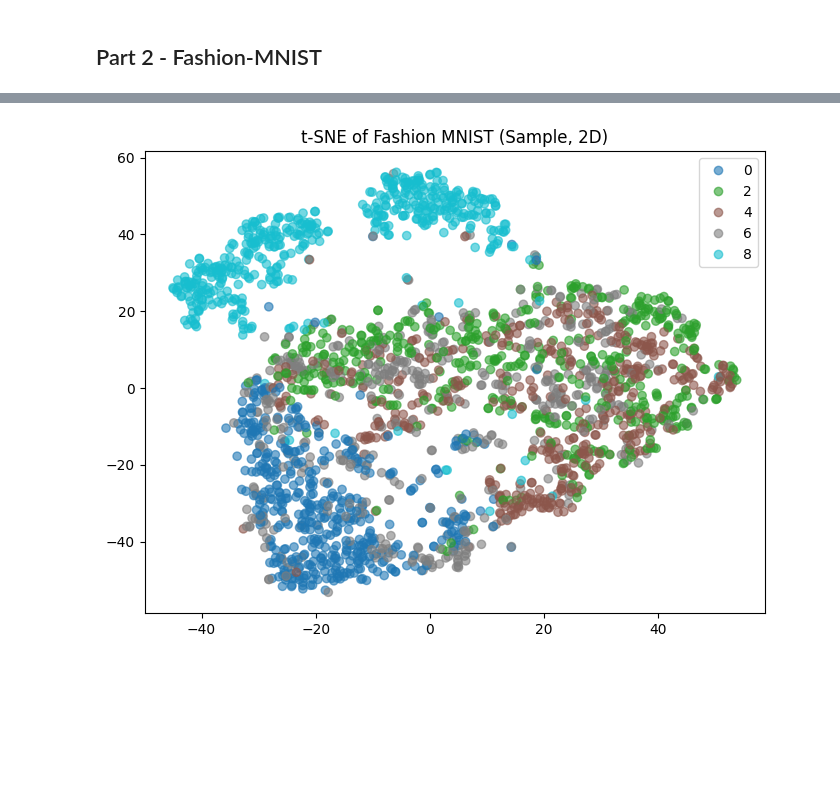
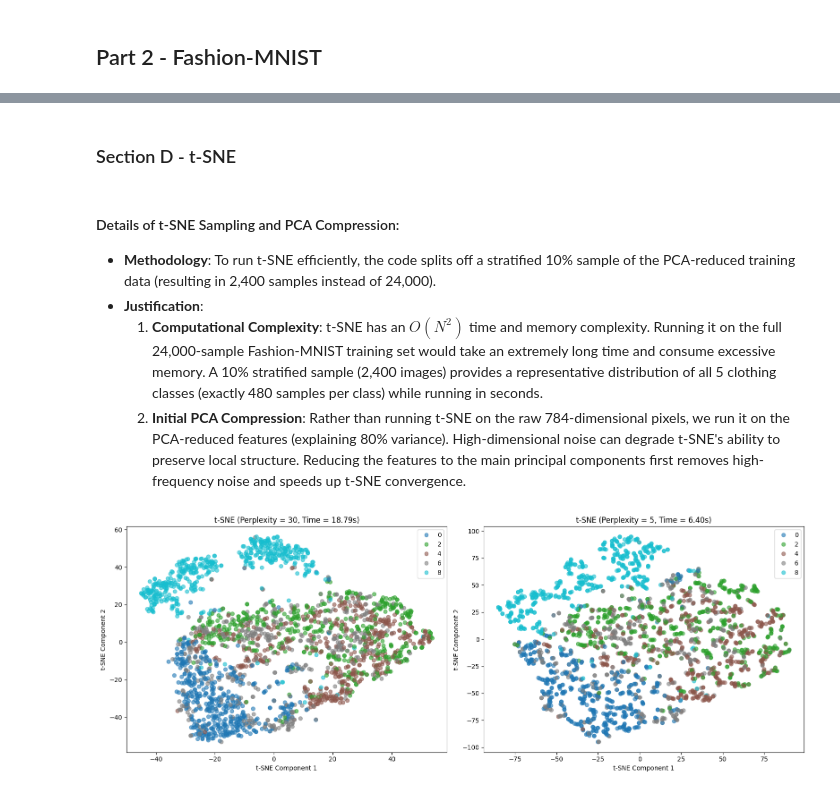
Before and after one commit to AminaOmari/ML_HW3, a Jupyter notebook: ML_HW3_212958755_212608368.ipynb, the cells around one changed output, grey strips where cells are left out. Drawn from its saved outputs; the diff is of its cells as text; code cells hidden in the pictures; blank space fills up the shorter version.

```diff
--- a/ML_HW3_212958755_212608368.ipynb
+++ b/ML_HW3_212958755_212608368.ipynb
@@ -174,13 +498,21 @@ KNN (PCA) Test Accuracy: 0.9794
 # %%
-plt.figure(figsize=(10,4))
-for i in range(10):
+# Stratified Sampling: Select exactly 2 images per class
+classes_f = np.unique(y_f_train)
+selected_indices = []
+for cls in classes_f:
+    cls_idx = np.where(y_f_train == cls)[0][:2]
+    selected_indices.extend(cls_idx)
+
+plt.figure(figsize=(12, 5))
+for i, idx in enumerate(selected_indices):
     plt.subplot(2, 5, i+1)
-    plt.imshow(X_f_train.iloc[i].values.reshape(28,28), cmap='gray')
-    plt.title(f"Label: {y_f_train.iloc[i]}")
+    plt.imshow(X_f_train.iloc[idx].values.reshape(28,28), cmap='gray')
+    plt.title(f"Class: {y_f_train.iloc[idx]}")
     plt.axis('off')
 plt.tight_layout()
 plt.show()
 
+# Average pixel intensity heatmap
 avg_pixels = X_f_train.mean(axis=0).values.reshape(28,28)
 plt.figure(figsize=(6,5))
 sns.heatmap(avg_pixels, cmap='viridis')
@@ -243,12 +812,31 @@ Dropping 97 pixels.
+# %% [markdown]
+### Section D - t-SNE
+# %% [markdown]
+#### Details of t-SNE Sampling and PCA Compression:
+- **Methodology**: To run t-SNE efficiently, the code splits off a stratified 10% sample of the PCA-reduced training data (resulting in 2,400 samples instead of 24,000).
+- **Justification**:
+  1. **Computational Complexity**: t-SNE has an $O(N^2)$ time and memory complexity. Running it on the full 24,000-sample Fashion-MNIST training set would take an extremely long time and consume excessive memory. A 10% stratified sample (2,400 images) provides a representative distribution of all 5 clothing classes (exactly 480 samples per class) while running in seconds.
+  2. **Initial PCA Compression**: Rather than running t-SNE on the raw 784-dimensional pixels, we run it on the PCA-reduced features (explaining 80% variance). High-dimensional noise can degrade t-SNE's ability to preserve local structure. Reducing the features to the main principal components first removes high-frequency noise and speeds up t-SNE convergence.
 # %%
+# Run t-SNE at default perplexity (30) and compare with low perplexity (5)
 _, X_tsne, _, y_tsne = train_test_split(X_f_train_pca, y_f_train, test_size=0.1, random_state=42, stratify=y_f_train)
-tsne = TSNE(n_components=2, random_state=42)
-X_tsne_2d = tsne.fit_transform(X_tsne)
 
-plt.figure(figsize=(8,6))
-scatter = plt.scatter(X_tsne_2d[:, 0], X_tsne_2d[:, 1], c=y_tsne, cmap='tab10', alpha=0.6)
-plt.legend(handles=scatter.legend_elements()[0], labels=list(np.unique(y_tsne)))
-plt.title('t-SNE of Fashion MNIST (Sample, 2D)')
+perplexity_values = [30, 5]
+fig, axes = plt.subplots(1, 2, figsize=(16, 6))
+
+for idx, perp in enumerate(perplexity_values):
+    t0 = time.time()
+    tsne = TSNE(n_components=2, perplexity=perp, random_state=42)
+    X_tsne_2d = tsne.fit_transform(X_tsne)
+    t_elap = time.time() - t0
+
+    scatter = axes[idx].scatter(X_tsne_2d[:, 0], X_tsne_2d[:, 1], c=y_tsne, cmap='tab10', alpha=0.6)
+    axes[idx].set_title(f't-SNE (Perplexity = {perp}, Time = {t_elap:.2f}s)')
+    axes[idx].set_xlabel('t-SNE Component 1')
+    axes[idx].set_ylabel('t-SNE Component 2')
+    axes[idx].legend(handles=scatter.legend_elements()[0], labels=list(np.unique(y_tsne)))
+
+plt.tight_layout()
 plt.show()
 # %% [output]
-[figure, old version]
+[figure, new version]
```
Also changed, not shown: parts of 44 cells of this notebook, 2 other files.
